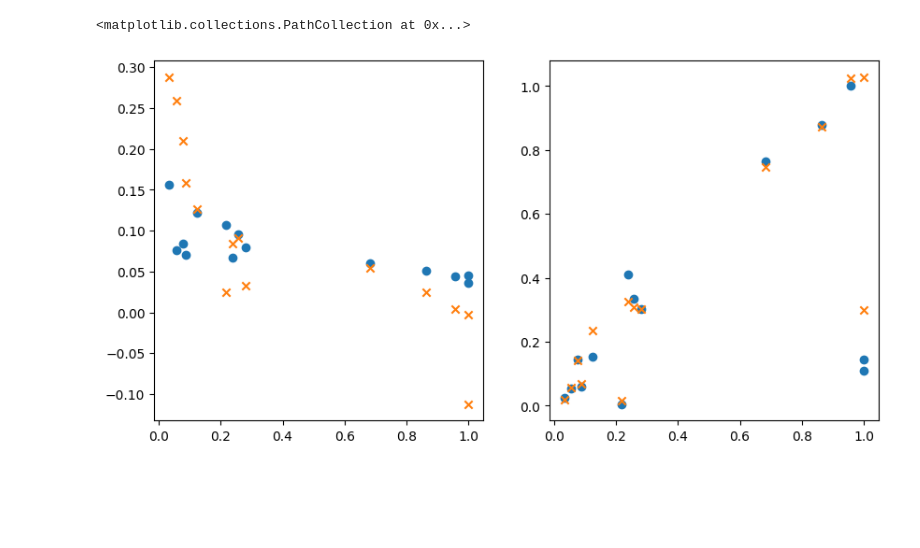
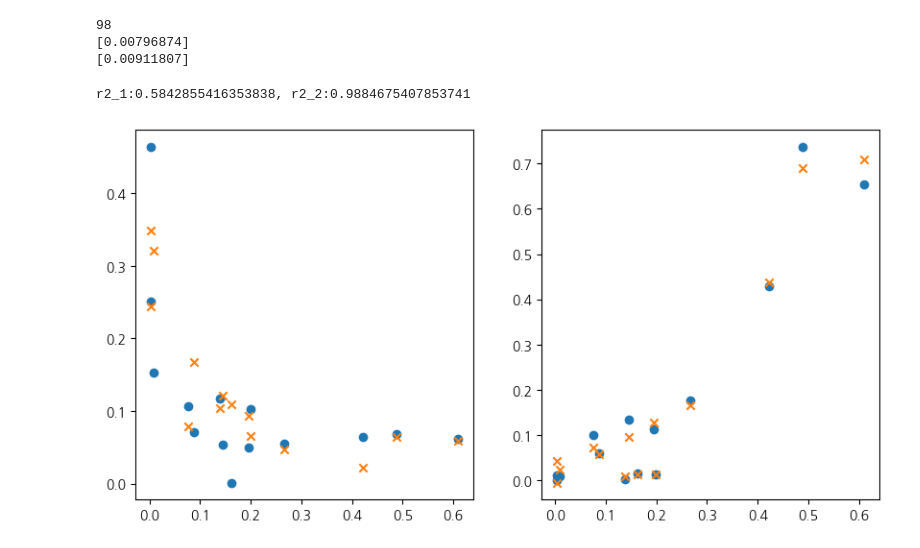
Before and after one commit to 100sjun/repos_python, a Jupyter notebook: Project/BMED/Bayesian Optimization_BMED.ipynb, the cells around one changed output. Saved outputs shown, nothing was run; the diff lists cells and outputs as text; code cells hidden in the pictures; blank space fills up the shorter version.

```diff
--- a/Project/BMED/Bayesian Optimization_BMED.ipynb
+++ b/Project/BMED/Bayesian Optimization_BMED.ipynb
@@ -17,7 +18,7 @@ from IPython.display import display
 # %%
 # Data Treatment
-data_path = "C:/Users/USER/Documents/workspace/BMED/DB_bench_BMED_for_LA.xlsx"
-#data_path = "C:/Users/bsjun/Documents/workspace/BMED/DB_bench_BMED_for_LA.xlsx"
+#data_path = "C:/Users/USER/Documents/workspace/BMED/DB_bench_BMED_for_LA.xlsx"
+data_path = "C:/Users/bsjun/Documents/workspace/BMED/DB_bench_BMED_for_LA.xlsx"
 raw_Data= pd.read_excel(data_path,sheet_name="data_for_ML")
 
 display(raw_Data)
@@ -196,19 +222,39 @@ print(mean_mse_2)
+# %%
+fun1 = np.asarray(fun1)
+fun2 = np.asarray(fun2)
+
+fun_min = np.argmin(fun1*fun2)
+
+print(fun_min)
+
+alp1_opt = alpha1[fun_min]
+alp2_opt =  alpha2[fun_min]
+print(alp1_opt)
+print(alp2_opt)
+# %% [output]
+98
+[0.00796874]
+[0.00911807]
 # %%
-GPR1 = GaussianProcessRegressor(alpha=alp)
+GPR1 = GaussianProcessRegressor(alpha=alp1_opt)
 GPR1.fit(X_train, [i[0] for i in Y_train])
 ypred1,_ = GPR1.predict(X_test,[i[0] for i in Y_test])
 
-GPR2 = GaussianProcessRegressor(alpha=alp)
+GPR2 = GaussianProcessRegressor(alpha=alp2_opt)
 GPR2.fit(X_train, [i[1] for i in Y_train])
 ypred2,_ = GPR2.predict(X_test,[i[1] for i in Y_test])
 
 fig, axs = plt.subplots(1,2, figsize =(10,5))
 
 axs[0].scatter([i[4] for i in X_test],[i[0] for i in Y_test],marker='o')
 axs[0].scatter([i[4] for i in X_test],ypred1,marker='x')
 
 axs[1].scatter([i[4] for i in X_test],[i[1] for i in Y_test],marker='o')
 axs[1].scatter([i[4] for i in X_test],ypred2,marker='x')
+
+r2_1 = r2_score([i[0] for i in Y_test],ypred1)
+r2_2 = r2_score([i[1] for i in Y_test],ypred2)
+print(f'r2_1:{r2_1}, r2_2:{r2_2}')
 # %% [output]
-<matplotlib.collections.PathCollection at 0x...>
+r2_1:0.5842855416353838, r2_2:0.9884675407853741
-[figure, old version]
+[figure, new version]
```
Also changed, not shown: parts of 12 cells of this notebook.
